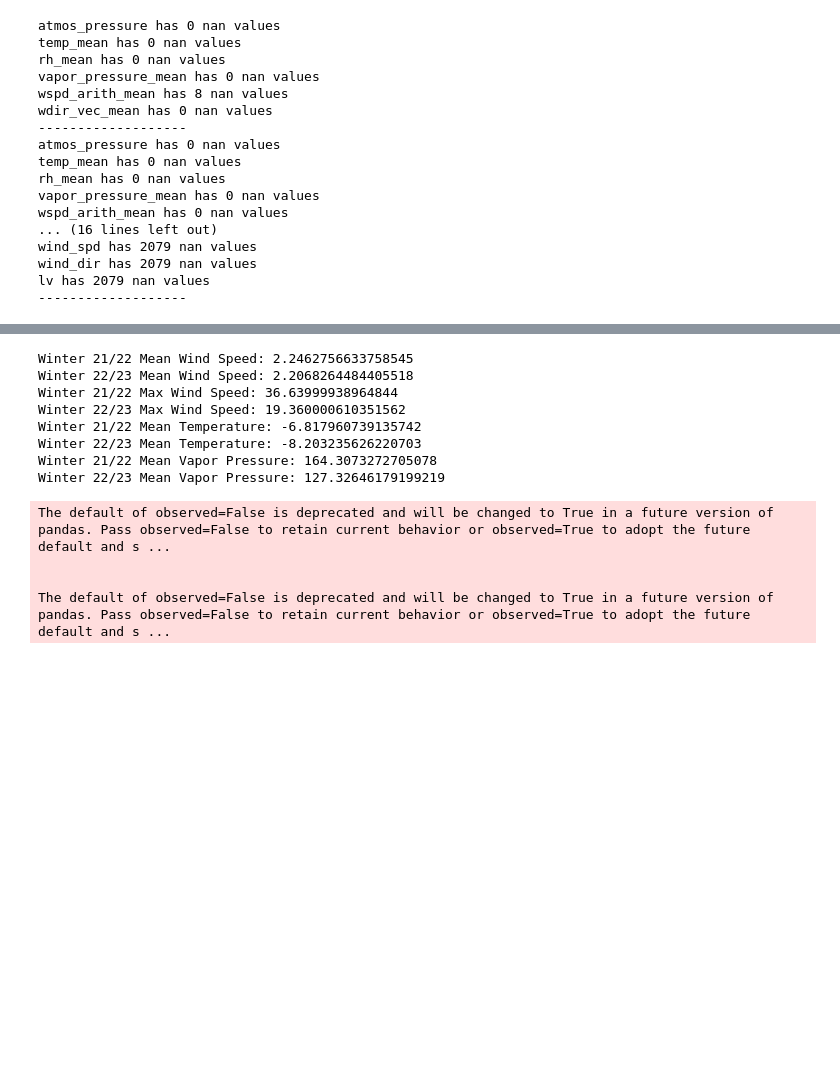
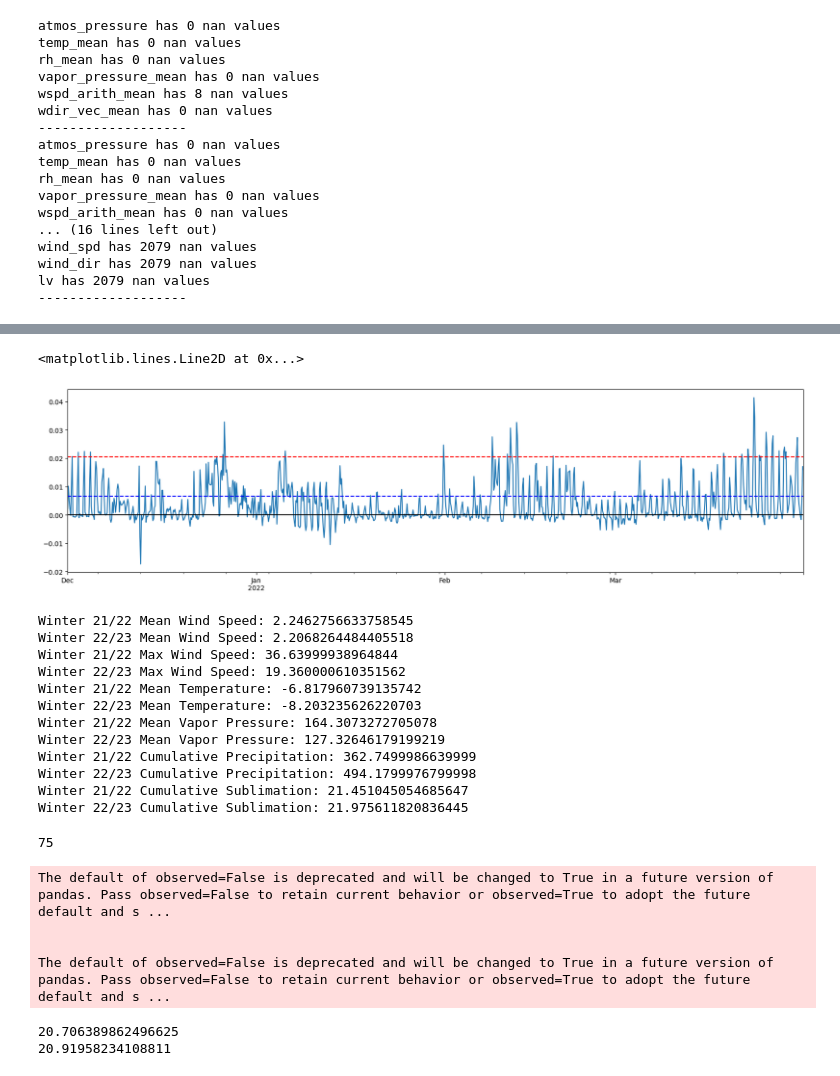
Before and after one commit to dlhogan97/Synoptic-Sublimation, a Jupyter notebook: 03_results/wintertime_conditions_figure.ipynb, the cells around one changed output, grey strips where cells are left out. Cells and saved outputs as stored; diff of their text form; code cells hidden in the pictures; blank space fills up the shorter version.

```diff
--- a/03_results/wintertime_conditions_figure.ipynb
+++ b/03_results/wintertime_conditions_figure.ipynb
@@ -85,12 +90,28 @@ w22_pluvio = w22_all_precip['SAIL_gts_pluvio'].loc[winter_22]
 w23_pluvio = w23_all_precip['SAIL_gts_pluvio'].loc[winter_23]
 # %%
 # get sublimation data
-w22_sublimation = pd.read_csv('../01_data/processed_data/sublimation/w22_winter_sublimation.csv', index_col=0, parse_dates=True)
-w23_sublimation = pd.read_csv('../01_data/processed_data/sublimation/w23_winter_sublimation.csv', index_col=0, parse_dates=True)
+w22_sublimation = pd.read_csv('./01_data/processed_data/sublimation/w22_winter_sublimation.csv', index_col=0, parse_dates=True)
+w23_sublimation = pd.read_csv('./01_data/processed_data/sublimation/w23_winter_sublimation.csv', index_col=0, parse_dates=True)
 
 # filter to winter
 w22_sublimation = w22_sublimation.loc[winter_22]
 w23_sublimation = w23_sublimation.loc[winter_23]
+# %%
+import matplotlib.pyplot as plt
+fig, ax = plt.subplots(figsize=(20, 5))
+# w22_sublimation[w22_sublimation>-0.05]['sublimation_prcp_0_5_mm'].plot(ax=ax)
+w22_sublimation[w22_sublimation>-0.05]['sublimation_prcp_0_5_mm'].resample('3H').mean().plot(ax=ax)
+
+# plot horizontal line at the 95th percentile
+ax.axhline(w22_sublimation['sublimation_prcp_0_5_mm'].quantile(0.95), color='red', linestyle='--')
+# plot horizontal line at the 75th percentile
+ax.axhline(w22_sublimation['sublimation_prcp_0_5_mm'].quantile(0.75), color='blue', linestyle='--')
+
+# plot horizaontal line at 0
+ax.axhline(0, color='black', linestyle='-')
+# %% [output]
+<matplotlib.lines.Line2D at 0x...>
+[figure, added]
 # %%
 # make the index the day of water year
 dowy = lambda x: x.dayofyear - 274 if x.dayofyear >= 274 else x.dayofyear + 91
@@ -143,6 +164,11 @@ print(f'Winter 21/22 Mean Temperature: {w22_mean_temperture["temp_mean"].mean()}
 print(f'Winter 22/23 Mean Temperature: {w23_mean_temperture["temp_mean"].mean()}')
 print(f'Winter 21/22 Mean Vapor Pressure: {w22_mean_vapor_pressure_deficit["vapor_pressure_deficit"].mean()}')
 print(f'Winter 22/23 Mean Vapor Pressure: {w23_mean_vapor_pressure_deficit["vapor_pressure_deficit"].mean()}')
+# print the cumulative sum for each variable
+print(f'Winter 21/22 Cumulative Precipitation: {w22_cumulative_precip.max()}')
+print(f'Winter 22/23 Cumulative Precipitation: {w23_cumulative_precip.max()}')
+print(f'Winter 21/22 Cumulative Sublimation: {w22_cumulative_sublimation.max()}')
+print(f'Winter 22/23 Cumulative Sublimation: {w23_cumulative_sublimation.max()}')
 # %% [output]
 Winter 21/22 Mean Wind Speed: 2.2462756633758545
 Winter 22/23 Mean Wind Speed: 2.2068264484405518
@@ -152,6 +178,14 @@ Winter 21/22 Mean Temperature: -6.817960739135742
 Winter 22/23 Mean Temperature: -8.203235626220703
 Winter 21/22 Mean Vapor Pressure: 164.3073272705078
 Winter 22/23 Mean Vapor Pressure: 127.32646179199219
+Winter 21/22 Cumulative Precipitation: 362.7499986639999
+Winter 22/23 Cumulative Precipitation: 494.1799976799998
+Winter 21/22 Cumulative Sublimation: 21.451045054685647
+Winter 22/23 Cumulative Sublimation: 21.975611820836445
+# %%
+w22_max_wspd["wspd_arith_mean"].idxmax()
+# %% [output]
+75
 # %%
 # 2022 wind rose data
 wspd_var = 'wind_spd'
@@ -174,3 +208,9 @@ The default of observed=False is deprecated and will be changed to True in a fut
 
 
 The default of observed=False is deprecated and will be changed to True in a future version of pandas. Pass observed=False to retain current behavior or observed=True to adopt the future default and s ...
+# %%
+print(w22_wind_rose_spd_df['frequency'].sum())
+print(w23_wind_rose_spd_df['frequency'].sum())
+# %% [output]
+20.706389862496625
+20.91958234108811
```
Also changed, not shown: parts of 7 cells of this notebook, 18 other files.
